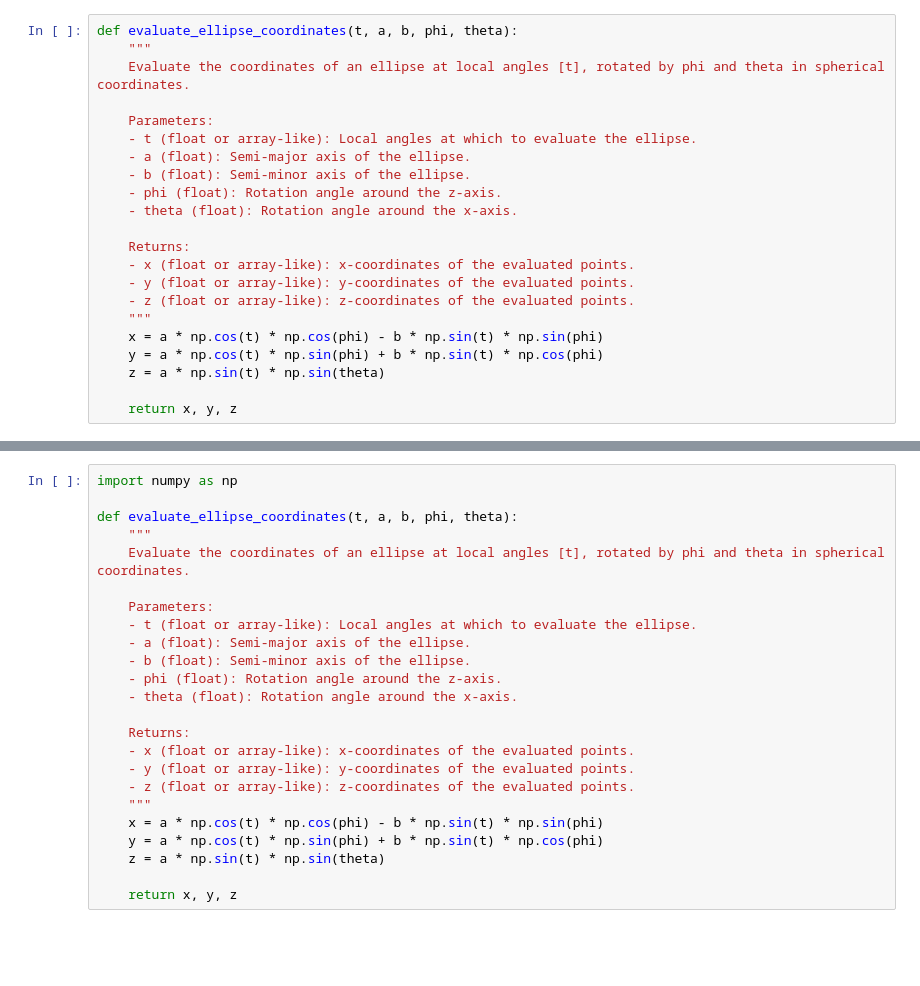
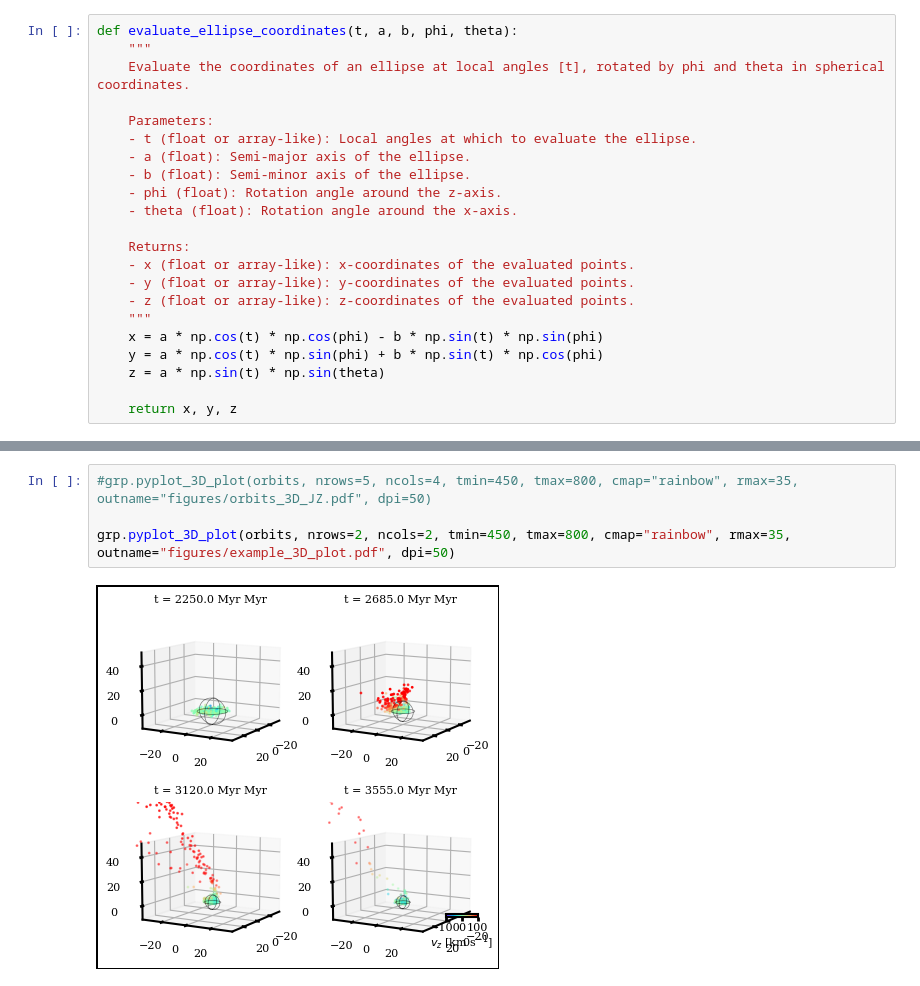
Before and after one commit to HSouch/galarp, a Jupyter notebook: paper/2-StrippingRadius.ipynb, the cells around one changed output, grey strips where cells are left out. Saved outputs shown, nothing was run; the diff lists cells and outputs as text; blank space fills up the shorter version.

```diff
--- a/paper/2-StrippingRadius.ipynb
+++ b/paper/2-StrippingRadius.ipynb
@@ -130,24 +58,6 @@ grp.pyplot_3D_plot(orbits, nrows=5, ncols=4, tmin=450, tmax=800, cmap="rainbow",
-# %%
-import numpy as np
-
-def evaluate_ellipse_coordinates(t, a, b, phi, theta):
-    """
-    Evaluate the coordinates of an ellipse at local angles [t], rotated by phi and theta in spherical coordinates.
-
-    Parameters:
-    - t (float or array-like): Local angles at which to evaluate the ellipse.
-    - a (float): Semi-major axis of the ellipse.
-    - b (float): Semi-minor axis of the ellipse.
-    - phi (float): Rotation angle around the z-axis.
-    - theta (float): Rotation angle around the x-axis.
-
-    Returns:
-    - x (float or array-like): x-coordinates of the evaluated points.
-    - y (float or array-like): y-coordinates of the evaluated points.
-    - z (float or array-like): z-coordinates of the evaluated points.
-    """
-    x = a * np.cos(t) * np.cos(phi) - b * np.sin(t) * np.sin(phi)
-    y = a * np.cos(t) * np.sin(phi) + b * np.sin(t) * np.cos(phi)
-    z = a * np.sin(t) * np.sin(theta)
-
-    return x, y, z
+# %%
+#grp.pyplot_3D_plot(orbits, nrows=5, ncols=4, tmin=450, tmax=800, cmap="rainbow", rmax=35, outname="figures/orbits_3D_JZ.pdf", dpi=50)
+
+grp.pyplot_3D_plot(orbits, nrows=2, ncols=2, tmin=450, tmax=800, cmap="rainbow", rmax=35, outname="figures/example_3D_plot.pdf", dpi=50)
+# %% [output]
+[figure, added]
```
Also changed, not shown: parts of 1 cell of this notebook.
